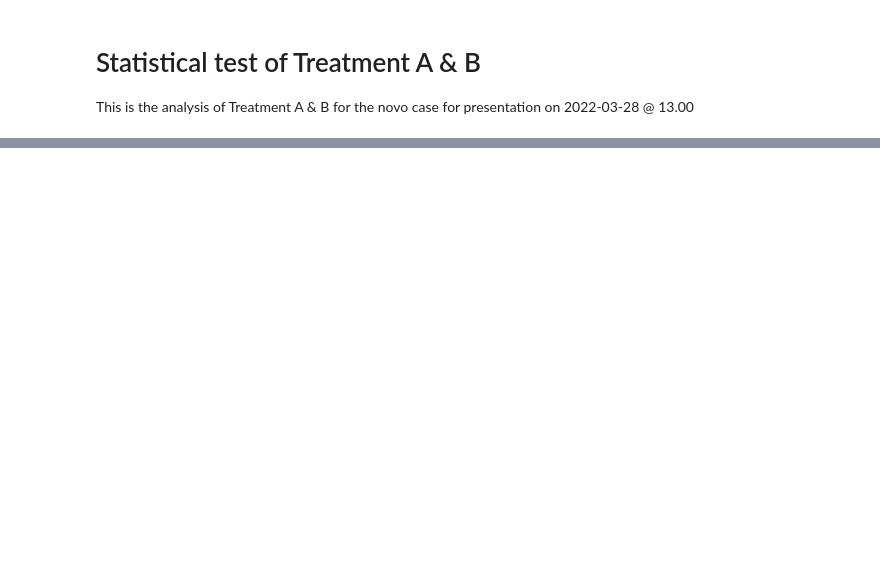
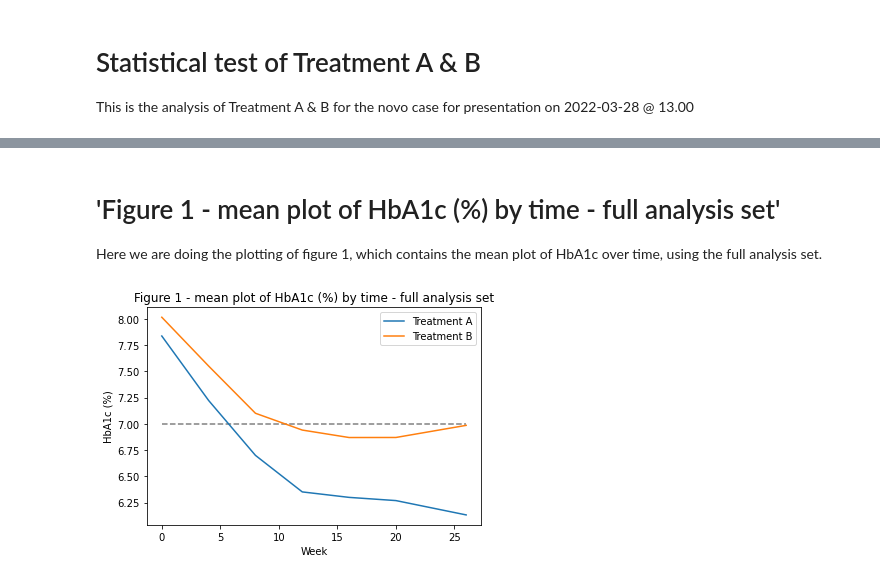
Before and after one commit to nurrix/novo-application-2022-03-28, a Jupyter notebook: Novo2022-03-28.ipynb, the cells around one changed output, grey strips where cells are left out. Saved outputs shown, nothing was run; the diff lists cells and outputs as text; code cells hidden in the pictures; blank space fills up the shorter version.

Commit message:
Now plotting everything correctly Next step is to get it to look better

```diff
--- a/Novo2022-03-28.ipynb
+++ b/Novo2022-03-28.ipynb
@@ -68,8 +68,8 @@ For ADLB:
 # %%
 # Specify variable constants
 
-MASTER_XLSX_NAME = 'src/data.xlsx'
-CLEAN_XLSX_NAME = 'src/clean-data.xlsx'
+MASTER_XLSX_NAME : str = 'src/data.xlsx'
+CLEAN_XLSX_NAME : str = 'src/clean-data.xlsx'
 # %%
 def convertHeightCorrectly(value:float, unit:str) -> float:
     """
@@ -225,0 +259,45 @@ Body Weight (kg)           count   127.000000   130.000000
+# %%
+def extractMeans(DF, PARAMCD: str):
+    """ This function to extract either Hb or FPG """
+
+    # Filters
+    one = ADLB_clean['PARAMCD']==PARAMCD
+    two = ADLB_clean['FASFL']=='Y'
+    three = ADLB_clean['ANL01FL']=='Y'
+
+    # Filter data
+    DF_out = ADLB_clean[one & two & three]
+
+    # Group data by Treatment and Week
+    DF_out = DF_out.groupby(['Treatment','Week'], as_index=False).mean().reset_index()
+
+    return DF_out.copy()
+
+def plotfunction(DF:pd.DataFrame,title:str, ylabel:str, plotbaseline):
+    """ Generates plot of the 'AVAL' to figure """
+
+    # Subplots
+    fig, ax = plt.subplots()
+
+    # If specified generate reference line (is hardcoded at Y=7.0)
+    if plotbaseline:
+        plt.plot(np.array([0.0,26.0]),np.array([7.0,7.0]), linestyle='dashed', color='gray')
+
+    # Plot AVAL vs Week, grouped by Treatment
+    for key,tmp_dataframe in DF.groupby('Treatment'):
+        # Plot the data
+        tmp_dataframe.plot('Week', 'AVAL', label=key, ax=ax)
+
+    # Title and missing ylabel
+    plt.title(title)
+    plt.ylabel(ylabel)
+# %% [markdown]
+# 'Figure 1 - mean plot of HbA1c (%) by time - full analysis set'
+Here we are doing the plotting of figure 1, which contains the mean plot of HbA1c over time, using the full analysis set.
+# %%
+Fig1_Df_grouped_by_week = extractMeans(DF=ADLB_clean, PARAMCD='C64849B')
+title = 'Figure 1 - mean plot of HbA1c (%) by time - full analysis set'
+ylabel = 'HbA1c (%)'
+plotfunction(DF=Fig1_Df_grouped_by_week,title=title, ylabel = ylabel, plotbaseline=True)
+# %% [output]
+[figure, added]
```
Also changed, not shown: parts of 8 cells of this notebook.
